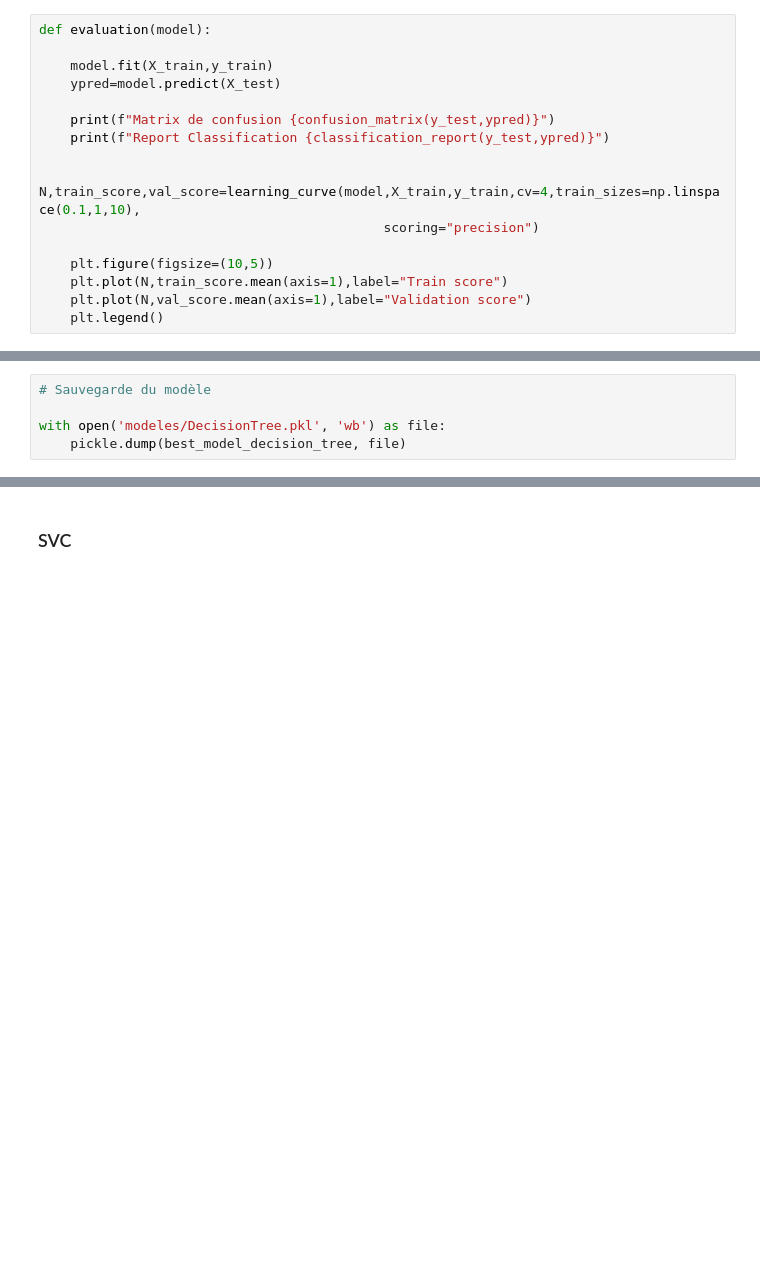
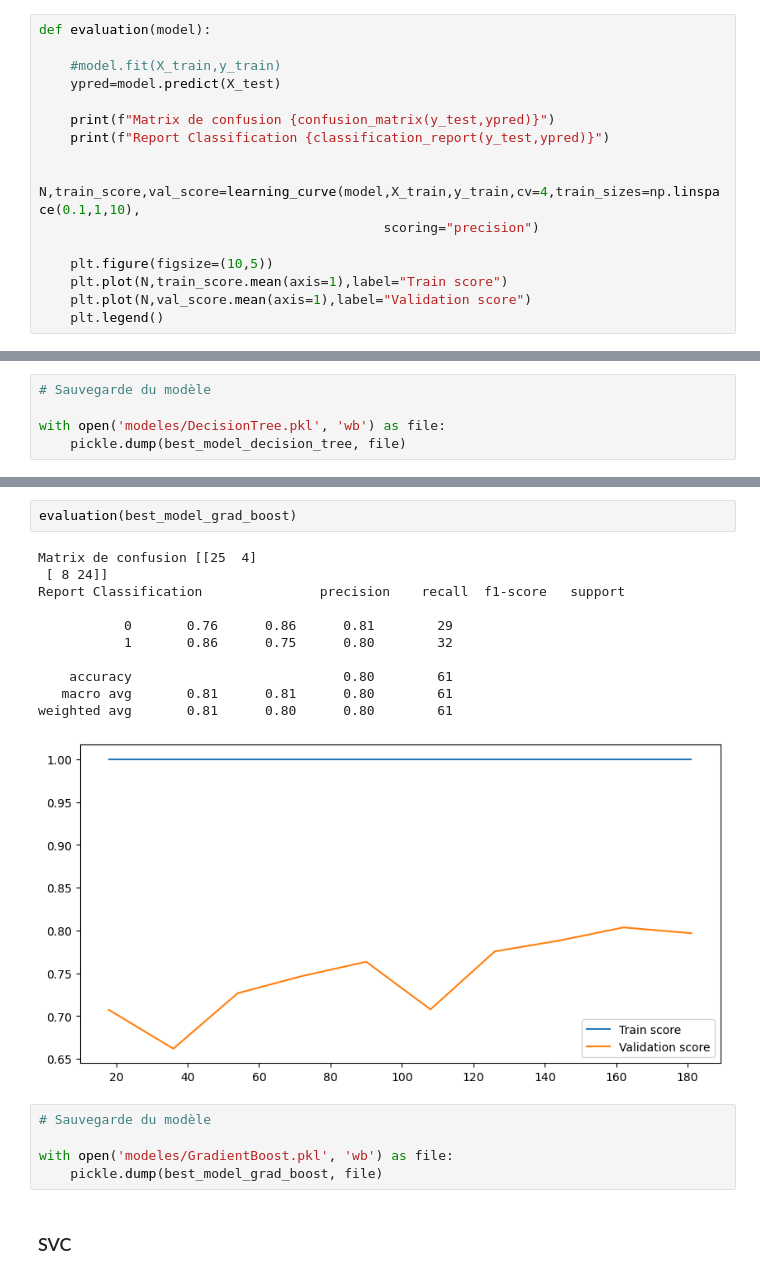
Before and after one commit to Onizukkaa/projet_E2, a Jupyter notebook: Dossier_E2_Joachim_ANDRE.ipynb, the cells around one changed output, grey strips where cells are left out. Cells and saved outputs as stored; diff of their text form; blank space fills up the shorter version.

```diff
--- a/Dossier_E2_Joachim_ANDRE.ipynb
+++ b/Dossier_E2_Joachim_ANDRE.ipynb
@@ -334,7 +338,7 @@ plt.legend(loc="best")
 # %%
 def evaluation(model):
 
-    model.fit(X_train,y_train)
+    #model.fit(X_train,y_train)
     ypred=model.predict(X_test)
 
     print(f"Matrix de confusion {confusion_matrix(y_test,ypred)}")
@@ -445,3 +473,22 @@ with open('modeles/DecisionTree.pkl', 'wb') as file:
+# %%
+evaluation(best_model_grad_boost)
+# %% [output]
+Matrix de confusion [[25  4]
+ [ 8 24]]
+Report Classification               precision    recall  f1-score   support
+
+           0       0.76      0.86      0.81        29
+           1       0.86      0.75      0.80        32
+
+    accuracy                           0.80        61
+   macro avg       0.81      0.81      0.80        61
+weighted avg       0.81      0.80      0.80        61
+[figure, added]
+# %%
+# Sauvegarde du modèle
+
+with open('modeles/GradientBoost.pkl', 'wb') as file:
+    pickle.dump(best_model_grad_boost, file)
 # %% [markdown]
 ### SVC
 # %%
```
Also changed, not shown: parts of 15 cells of this notebook, 5 other files.
